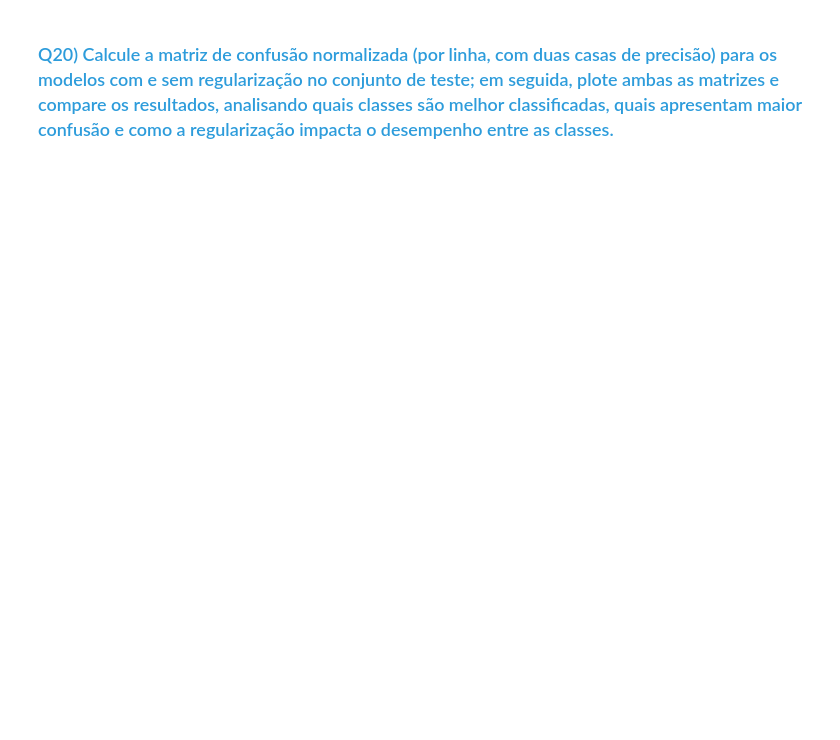
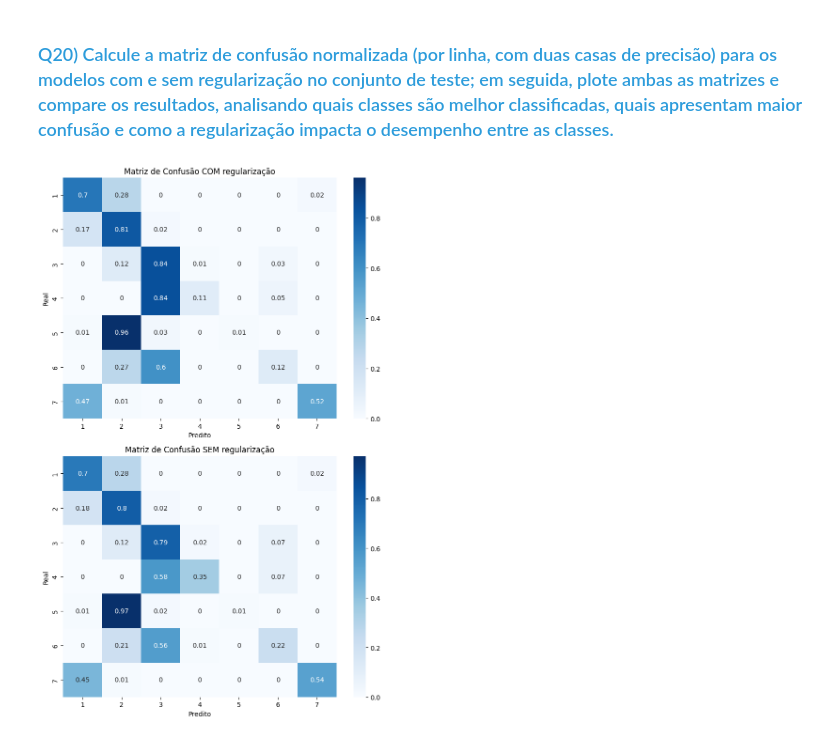
Before and after one commit to MatheusAndrade23/E08-L2-Project, a Jupyter notebook: lab/C24_2026_1_LL_Atividade_06_MMMM.ipynb, the cells around one changed output. Saved outputs shown, nothing was run; the diff lists cells and outputs as text; code cells hidden in the pictures; blank space fills up the shorter version.

```diff
--- a/lab/C24_2026_1_LL_Atividade_06_MMMM.ipynb
+++ b/lab/C24_2026_1_LL_Atividade_06_MMMM.ipynb
@@ -464,2 +608,11 @@ TARGET_COLUMN = None # preencher
 # %% [markdown]
 ### <font color='#2D9CDB'>Q16) Treine um modelo final de regressão logística utilizando todo o conjunto de treino (`X_train`, `y_train`), aplicando regularização L2 (padrão do `scikit-learn`) com `C=0.01`; em seguida, aplique a padronização adequada e utilize o modelo para calcular as probabilidades previstas no conjunto de teste (`predict_proba`); exiba algumas dessas probabilidades e interprete os valores obtidos, explicando o que cada coluna representa e analisando se o modelo está fazendo previsões com alta ou baixa confiança.</font>
+# %%
+modelo_reg = LogisticRegression(C=0.01, penalty='l2', max_iter=1000, random_state=42)
+modelo_reg.fit(X_train_scaled, y_train)
+
+probs_reg = modelo_reg.predict_proba(X_test_scaled)
+
+print("Classes:", modelo_reg.classes_)
+print("\nProbabilidades das 5 primeiras amostras:")
+print(np.round(probs_reg[:5], 3))
@@ -466,2 +644,11 @@ TARGET_COLUMN = None # preencher
 # %% [markdown]
 ### <font color='#2D9CDB'>Q17) Treine um modelo de regressão logística sem regularização (`penalty=None`) utilizando o mesmo procedimento de padronização e conjunto de treino; em seguida, calcule as probabilidades previstas no conjunto de teste (`predict_proba`), exiba algumas delas (usando os mesmos índices de amostras da questão anterior) e analise os resultados novamente.</font>
+# %%
+modelo_sem_reg = LogisticRegression(penalty=None, max_iter=1000, random_state=42)
+modelo_sem_reg.fit(X_train_scaled, y_train)
+
+probs_sem_reg = modelo_sem_reg.predict_proba(X_test_scaled)
+
+print("Classes:", modelo_sem_reg.classes_)
+print("\nProbabilidades das 5 primeiras amostras:")
+print(np.round(probs_sem_reg[:5], 3))
@@ -470,2 +691,11 @@ TARGET_COLUMN = None # preencher
 # %% [markdown]
 ### <font color='#2D9CDB'>Q19) Utilize o `classification_report` para avaliar o desempenho dos modelos com e sem regularização no conjunto de teste; em seguida, compare os resultados obtidos, analisando as métricas de precisão, recall e F1-score para cada classe e discutindo possíveis diferenças no desempenho entre os modelos.</font>
+# %%
+y_pred_reg = modelo_reg.predict(X_test_scaled)
+y_pred_sem_reg = modelo_sem_reg.predict(X_test_scaled)
+
+print("=== Modelo COM regularização (C=0.01) ===")
+print(classification_report(y_test, y_pred_reg))
+
+print("=== Modelo SEM regularização ===")
+print(classification_report(y_test, y_pred_sem_reg))
@@ -472,2 +722,22 @@ TARGET_COLUMN = None # preencher
 # %% [markdown]
 ### <font color='#2D9CDB'>Q20) Calcule a matriz de confusão normalizada (por linha, com duas casas de precisão) para os modelos com e sem regularização no conjunto de teste; em seguida, plote ambas as matrizes e compare os resultados, analisando quais classes são melhor classificadas, quais apresentam maior confusão e como a regularização impacta o desempenho entre as classes.</font>
+# %%
+cm_reg = confusion_matrix(y_test, y_pred_reg, normalize='true').round(2)
+cm_sem_reg = confusion_matrix(y_test, y_pred_sem_reg, normalize='true').round(2)
+
+fig, axes = plt.subplots(2, 1, figsize=(8,12))
+
+sns.heatmap(cm_reg, annot=True, cmap='Blues', xticklabels=[1,2,3,4,5,6,7], yticklabels=[1,2,3,4,5,6,7], ax=axes[0])
+axes[0].set_title('Matriz de Confusão COM regularização')
+axes[0].set_xlabel('Predito')
+axes[0].set_ylabel('Real')
+
+sns.heatmap(cm_sem_reg, annot=True, cmap='Blues', xticklabels=[1,2,3,4,5,6,7], yticklabels=[1,2,3,4,5,6,7], ax=axes[1])
+axes[1].set_title('Matriz de Confusão SEM regularização')
+axes[1].set_xlabel('Predito')
+axes[1].set_ylabel('Real')
+
+plt.tight_layout()
+plt.show()
+# %% [output]
+[figure, added]
```
Also changed, not shown: parts of 24 cells of this notebook.
